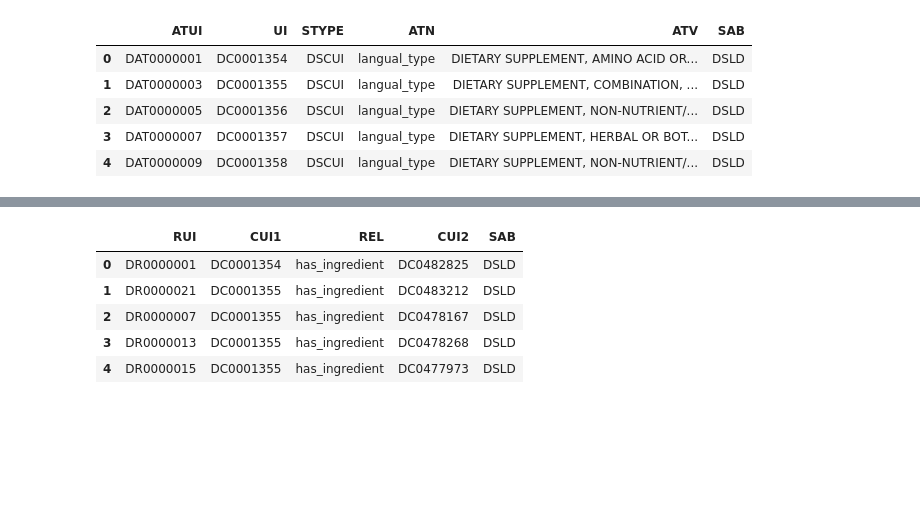
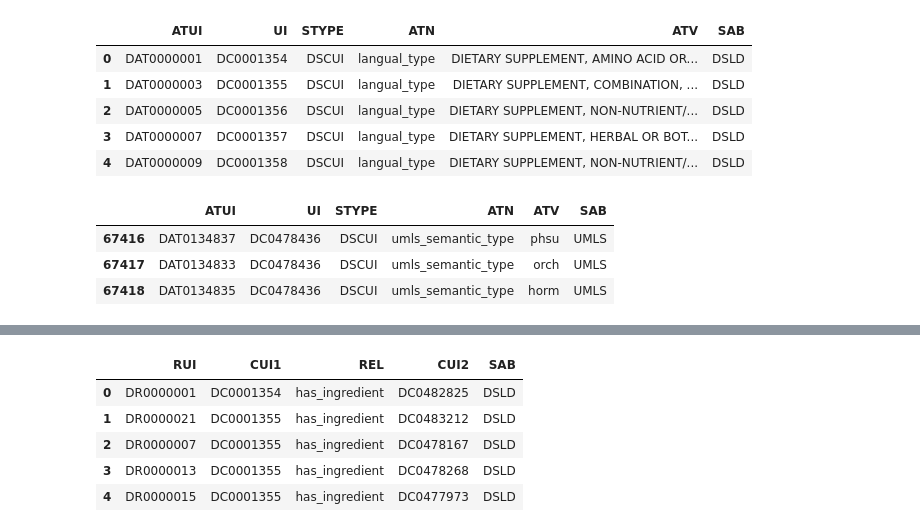
Before and after one commit to marketakrenkova/drug-interaction-prediction, a Jupyter notebook: supplements_db.ipynb, the cells around one changed output, grey strips where cells are left out. Cells and saved outputs as stored; diff of their text form; code cells hidden in the pictures; blank space fills up the shorter version.

```diff
--- a/supplements_db.ipynb
+++ b/supplements_db.ipynb
@@ -66,3 +103,10 @@ attributes.head()
 | 2 | DAT0000005 | DC0001356 | DSCUI | langual_type | DIETARY SUPPLEMENT, NON-NUTRIENT/... | DSLD |
 | 3 | DAT0000007 | DC0001357 | DSCUI | langual_type | DIETARY SUPPLEMENT, HERBAL OR BOT... | DSLD |
 | 4 | DAT0000009 | DC0001358 | DSCUI | langual_type | DIETARY SUPPLEMENT, NON-NUTRIENT/... | DSLD |
+# %%
+attributes[attributes['UI'] == 'DC0478436']
+# %% [output]
+|  | ATUI | UI | STYPE | ATN | ATV | SAB |
+| 67416 | DAT0134837 | DC0478436 | DSCUI | umls_semantic_type | phsu | UMLS |
+| 67417 | DAT0134833 | DC0478436 | DSCUI | umls_semantic_type | orch | UMLS |
+| 67418 | DAT0134835 | DC0478436 | DSCUI | umls_semantic_type | horm | UMLS |
```
Also changed, not shown: parts of 5 cells of this notebook, 1 other file.
